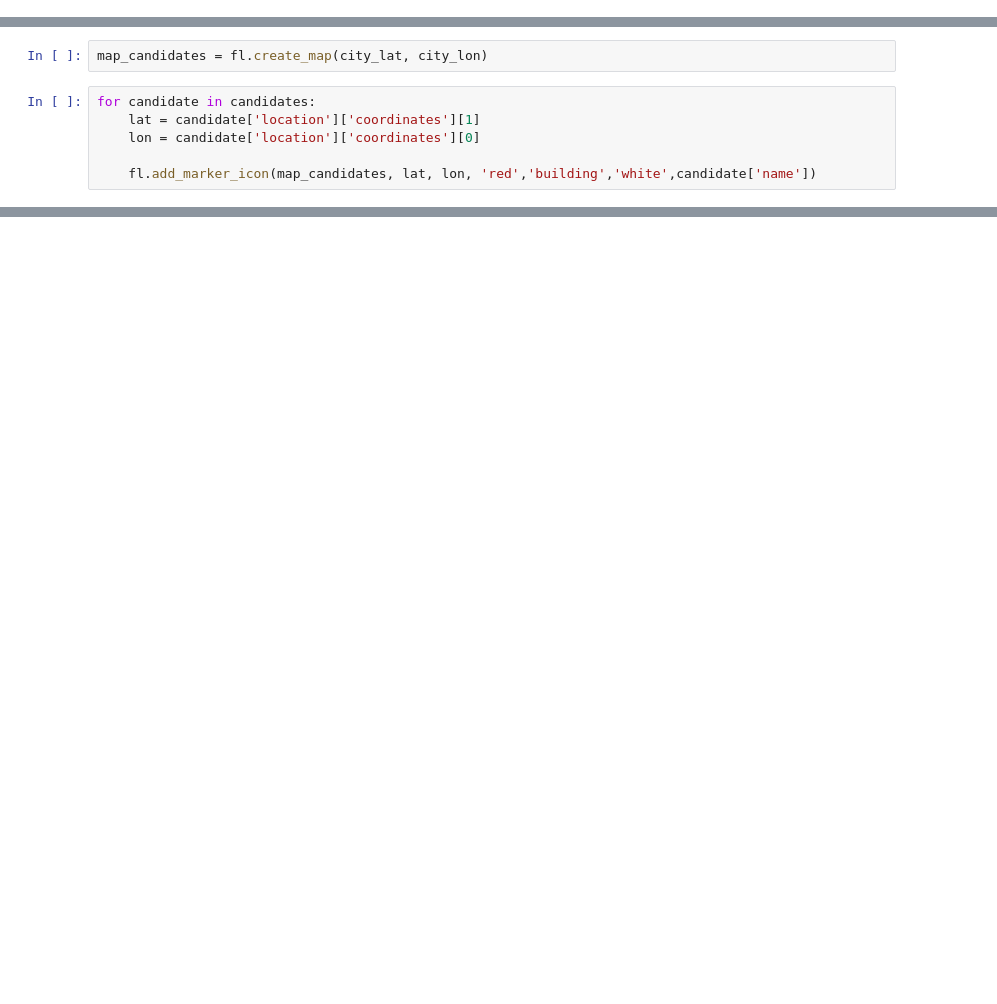
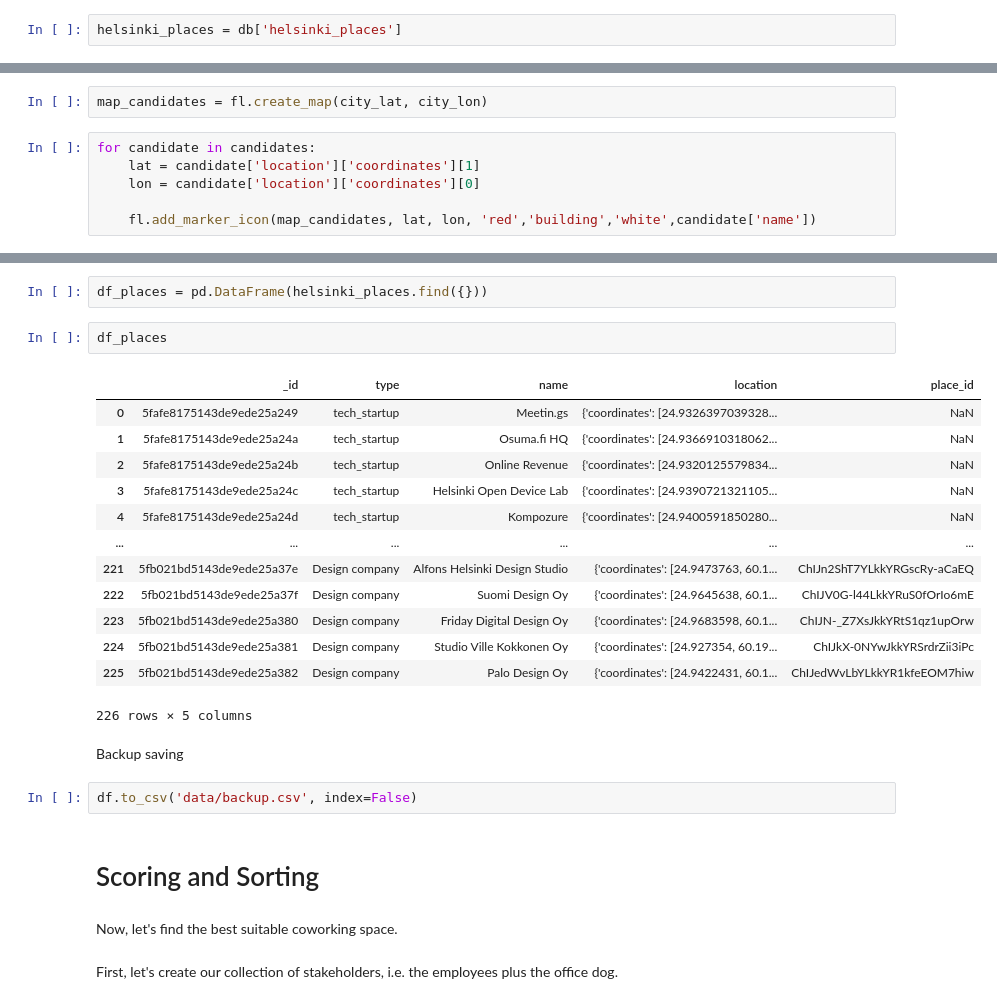
Before and after one commit to sgonzalainen/IH-P4-GeoScoring_Offices, a Jupyter notebook: Untitled.ipynb, the cells around one changed output, grey strips where cells are left out. Saved outputs shown, nothing was run; the diff lists cells and outputs as text; blank space fills up the shorter version.

```diff
--- a/Untitled.ipynb
+++ b/Untitled.ipynb
@@ -30,2 +33,4 @@ Here we create new collection called 'offices'
 # %%
 offices = db['offices']
+# %%
+helsinki_places = db['helsinki_places']
@@ -152,0 +229,28 @@ a
+# %%
+df_places = pd.DataFrame(helsinki_places.find({}))
+# %%
+df_places
+# %% [output]
+|  | _id | type | name | location | place_id |
+| 0 | 5fafe8175143de9ede25a249 | tech_startup | Meetin.gs | {'coordinates': [24.9326397039328... | NaN |
+| 1 | 5fafe8175143de9ede25a24a | tech_startup | Osuma.fi HQ | {'coordinates': [24.9366910318062... | NaN |
+| 2 | 5fafe8175143de9ede25a24b | tech_startup | Online Revenue | {'coordinates': [24.9320125579834... | NaN |
+| 3 | 5fafe8175143de9ede25a24c | tech_startup | Helsinki Open Device Lab | {'coordinates': [24.9390721321105... | NaN |
+| 4 | 5fafe8175143de9ede25a24d | tech_startup | Kompozure | {'coordinates': [24.9400591850280... | NaN |
+| ... | ... | ... | ... | ... | ... |
+| 221 | 5fb021bd5143de9ede25a37e | Design company | Alfons Helsinki Design Studio | {'coordinates': [24.9473763, 60.1... | ChIJn2ShT7YLkkYRGscRy-aCaEQ |
+| 222 | 5fb021bd5143de9ede25a37f | Design company | Suomi Design Oy | {'coordinates': [24.9645638, 60.1... | ChIJV0G-l44LkkYRuS0fOrIo6mE |
+| 223 | 5fb021bd5143de9ede25a380 | Design company | Friday Digital Design Oy | {'coordinates': [24.9683598, 60.1... | ChIJN-_Z7XsJkkYRtS1qz1upOrw |
+| 224 | 5fb021bd5143de9ede25a381 | Design company | Studio Ville Kokkonen Oy | {'coordinates': [24.927354, 60.19... | ChIJkX-0NYwJkkYRSrdrZii3iPc |
+| 225 | 5fb021bd5143de9ede25a382 | Design company | Palo Design Oy | {'coordinates': [24.9422431, 60.1... | ChIJedWvLbYLkkYR1kfeEOM7hiw |
+226 rows × 5 columns
+# %% [markdown]
+Backup saving
+# %%
+df.to_csv('data/backup.csv', index=False)
+# %% [markdown]
+# Scoring and Sorting
+# %% [markdown]
+Now, let's find the best suitable coworking space.
+# %% [markdown]
+First, let's create our collection of stakeholders, i.e. the employees plus the office dog.
```
Also changed, not shown: parts of 120 cells of this notebook, 5 other files.
